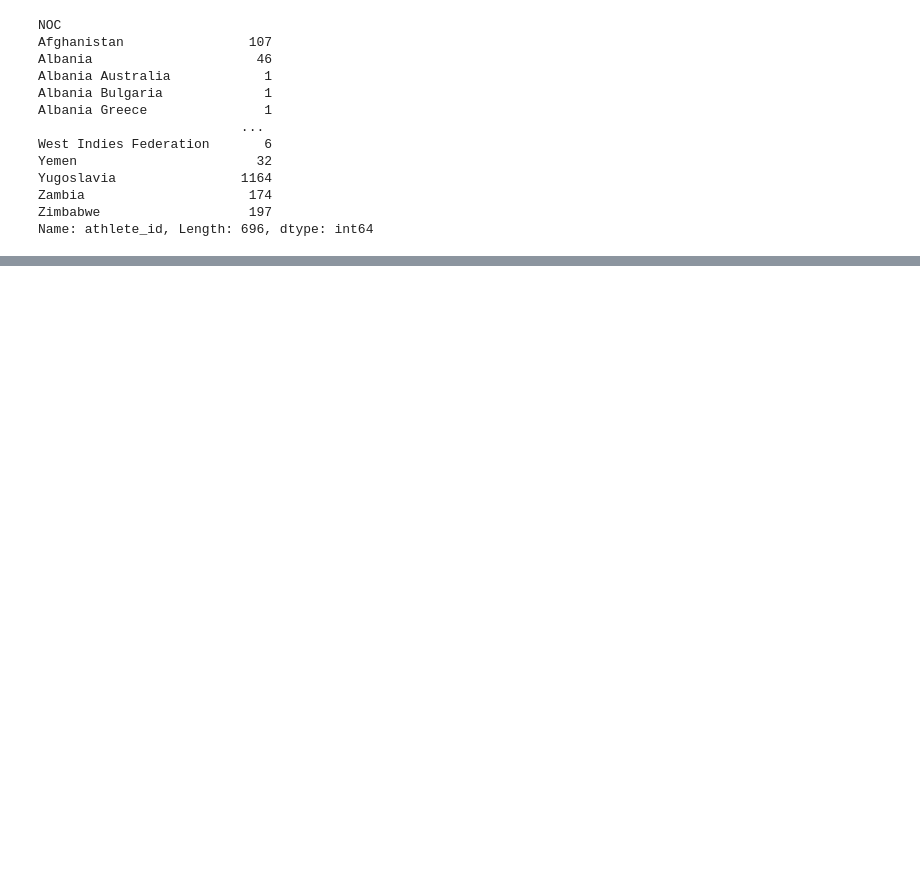
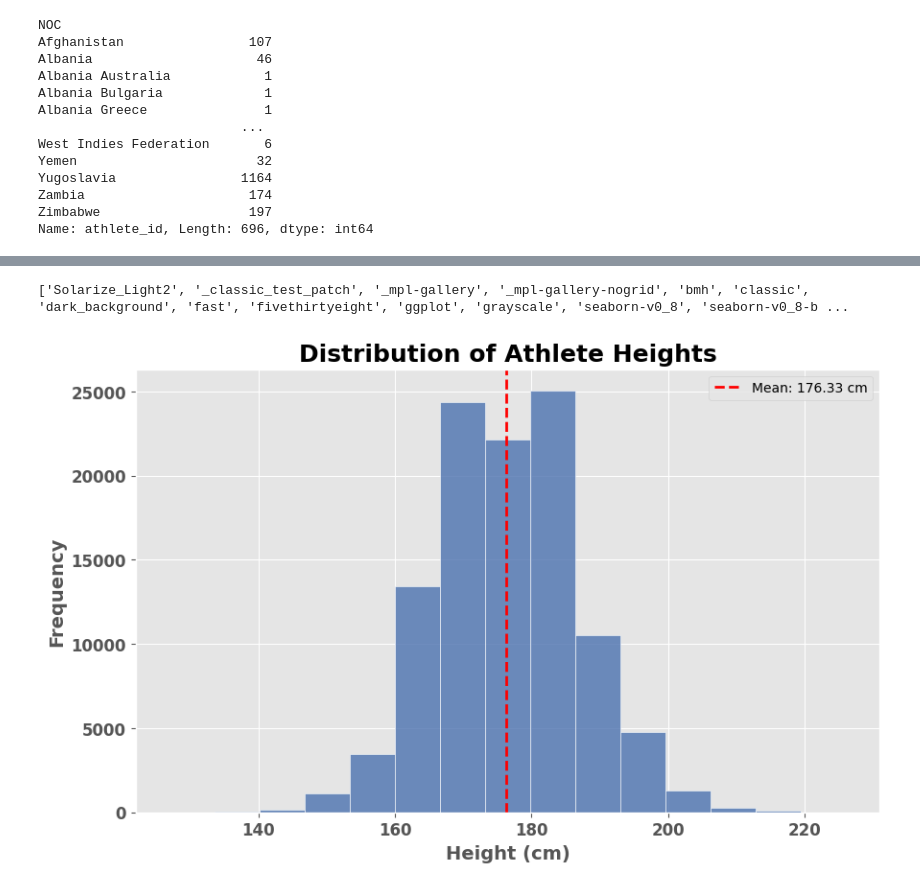
Before and after one commit to anusha928/Olympics_Dataset_Pandas_Project, a Jupyter notebook: olympics.ipynb, the cells around one changed output, grey strips where cells are left out. Drawn from its saved outputs; the diff is of its cells as text; code cells hidden in the pictures; blank space fills up the shorter version.

Commit message:
Implement matplotlib to plot histogram based on athlete height

```diff
--- a/olympics.ipynb
+++ b/olympics.ipynb
@@ -534,0 +541,2 @@ bios_new.groupby(['born_region','born_country']).agg({'height_cm':'unique', 'wei
+# %%
+bios_new["rank_height"] = bios_new["height_cm"].rank(ascending= False)
@@ -534,0 +557,3 @@ bios_new.groupby(['born_region','born_country']).agg({'height_cm':'unique', 'wei
+# %%
+# cumulative sum
+bios_new['cum_sum_height'] = bios_new['height_cm'].cumsum()
@@ -534,0 +617,33 @@ bios_new.groupby(['born_region','born_country']).agg({'height_cm':'unique', 'wei
+# %%
+print(plt.style.available)
+# %% [output]
+['Solarize_Light2', '_classic_test_patch', '_mpl-gallery', '_mpl-gallery-nogrid', 'bmh', 'classic', 'dark_background', 'fast', 'fivethirtyeight', 'ggplot', 'grayscale', 'seaborn-v0_8', 'seaborn-v0_8-b ...
+# %%
+
+# Creating a graph for athlete height distribution
+
+# Setting the style for the plot
+plt.style.use('ggplot')
+
+# Plotting a more refined histogram with additional customization
+plt.figure(figsize=(10, 6))
+
+plt.hist(bios_new['height_cm'], bins=15, color='#4C72B0', edgecolor='white', alpha=0.8)
+
+# Adding a title and axis labels with custom font sizes and boldness
+plt.title('Distribution of Athlete Heights', fontsize=18, fontweight='bold')
+plt.xlabel('Height (cm)', fontsize=14, fontweight='bold')
+plt.ylabel('Frequency', fontsize=14, fontweight='bold')
+
+# Customizing the grid and adding a mean line
+plt.axvline(bios_new['height_cm'].mean(), color='red', linestyle='--', linewidth=2, label=f'Mean: {bios_new["height_cm"].mean():.2f} cm')
+plt.legend()
+
+# Enhancing tick marks for better readability
+plt.xticks(fontsize=12, fontweight='bold')
+plt.yticks(fontsize=12, fontweight='bold')
+
+# Showing the plot
+plt.show()
+# %% [output]
+[figure, added]
```
Also changed, not shown: parts of 16 cells of this notebook, 6 other files.
